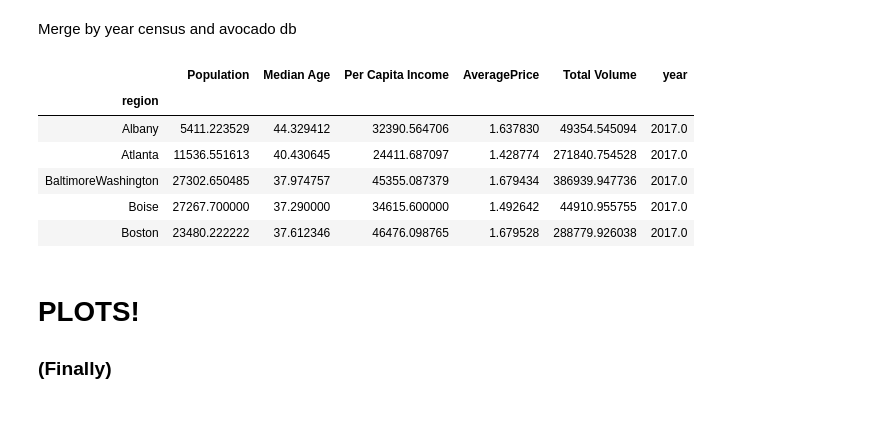
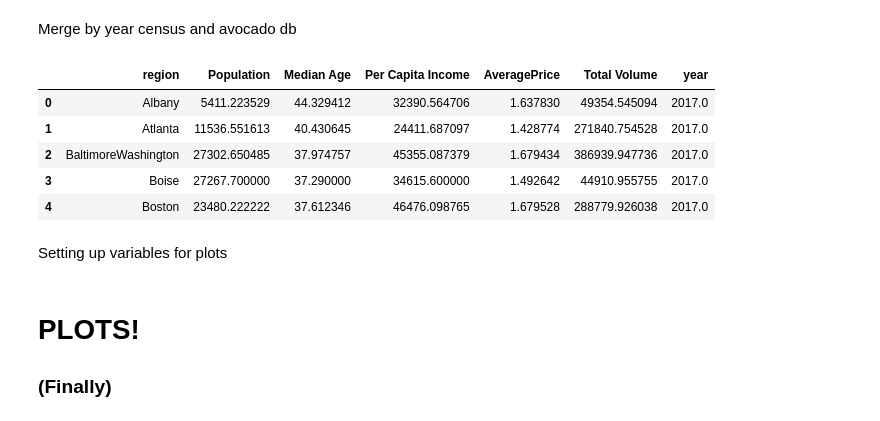
Before and after one commit to lourdesrm/AvocadoMadness, a Jupyter notebook: Consumption_Plots.ipynb, the cells around one changed output. Drawn from its saved outputs; the diff is of its cells as text; code cells hidden in the pictures.

Commit message:
preliminary plots part 2

```diff
--- a/Consumption_Plots.ipynb
+++ b/Consumption_Plots.ipynb
@@ -205,16 +222,18 @@ final_average_2016_df = average_2016_df.drop(columns=['Zipcode', 'Household Inco
 # %%
 average_2017_df = census_2017_avg.merge(avocado_2017_avg, on='region', how='inner')
 average_2017_df
 
 # drop unnecessary columns for plots
 
 final_average_2017_df = average_2017_df.drop(columns=['Zipcode', 'Household Income', 'Unnamed: 0', '4046', '4770', '4225', 'Total Bags', 'Small Bags', 'Large Bags', 'XLarge Bags'])
-final_average_2017_df.head()
+final_2017_df = final_average_2017_df.reset_index()
+final_2017_df.head()
 # %% [output]
-|  | Population | Median Age | Per Capita Income | AveragePrice | Total Volume | year |
-| region |  |  |  |  |  |  |
-| Albany | 5411.223529 | 44.329412 | 32390.564706 | 1.637830 | 49354.545094 | 2017.0 |
-| Atlanta | 11536.551613 | 40.430645 | 24411.687097 | 1.428774 | 271840.754528 | 2017.0 |
-| BaltimoreWashington | 27302.650485 | 37.974757 | 45355.087379 | 1.679434 | 386939.947736 | 2017.0 |
-| Boise | 27267.700000 | 37.290000 | 34615.600000 | 1.492642 | 44910.955755 | 2017.0 |
-| Boston | 23480.222222 | 37.612346 | 46476.098765 | 1.679528 | 288779.926038 | 2017.0 |
+|  | region | Population | Median Age | Per Capita Income | AveragePrice | Total Volume | year |
+| 0 | Albany | 5411.223529 | 44.329412 | 32390.564706 | 1.637830 | 49354.545094 | 2017.0 |
+| 1 | Atlanta | 11536.551613 | 40.430645 | 24411.687097 | 1.428774 | 271840.754528 | 2017.0 |
+| 2 | BaltimoreWashington | 27302.650485 | 37.974757 | 45355.087379 | 1.679434 | 386939.947736 | 2017.0 |
+| 3 | Boise | 27267.700000 | 37.290000 | 34615.600000 | 1.492642 | 44910.955755 | 2017.0 |
+| 4 | Boston | 23480.222222 | 37.612346 | 46476.098765 | 1.679528 | 288779.926038 | 2017.0 |
+# %% [markdown]
+Setting up variables for plots
```
Also changed, not shown: parts of 8 cells of this notebook.
